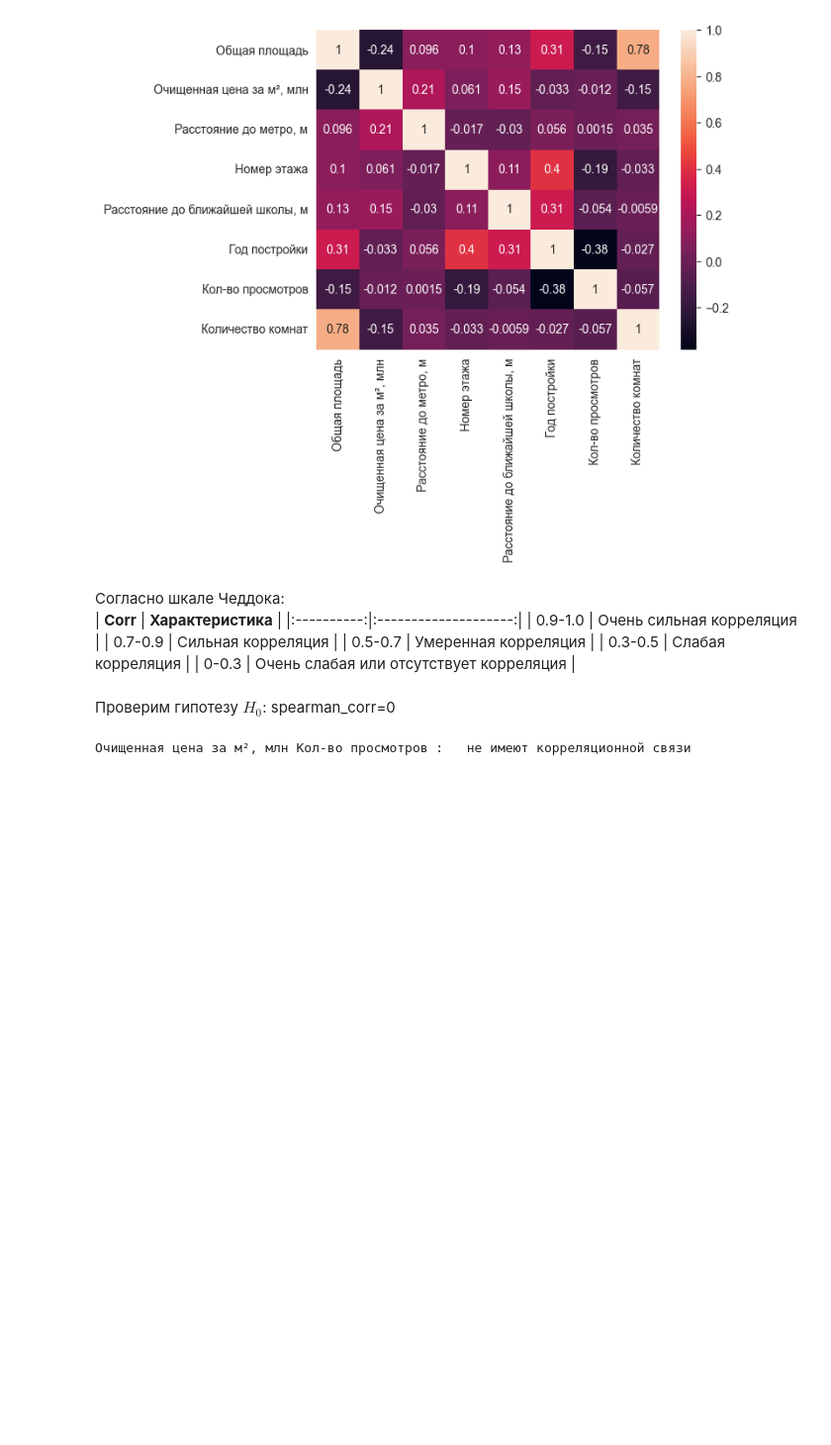
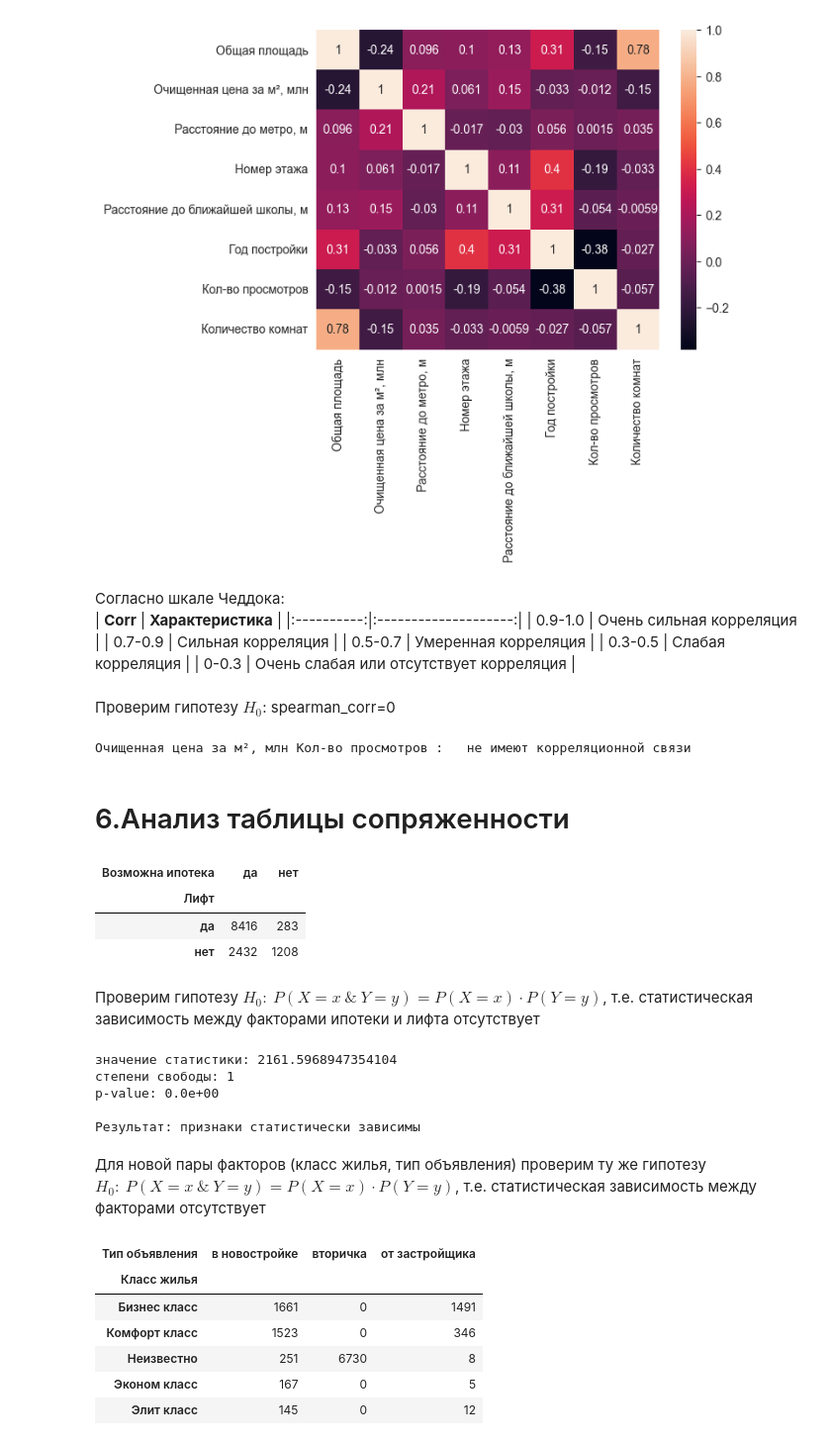
Before and after one commit to Torgovatel/Projects, a Jupyter notebook: DS/moscow-estate-agency-dm/src/main.ipynb, the cells around one changed output. Shown at 99% size. Cells and saved outputs as stored; diff of their text form; code cells hidden in the pictures; blank space fills up the shorter version.

Commit message:
feat(main): block 6 - analysis of contingency tables

```diff
--- a/DS/moscow-estate-agency-dm/src/main.ipynb
+++ b/DS/moscow-estate-agency-dm/src/main.ipynb
@@ -1181,3 +1181,43 @@ for i, col_i in enumerate(col):
             print(col_i, col_j, ':\tне имеют корреляционной связи')
 # %% [output]
 Очищенная цена за м², млн Кол-во просмотров :   не имеют корреляционной связи
+# %% [markdown]
+# 6.Анализ таблицы сопряженности
+# %%
+WD = pd.crosstab(dataset['Лифт'], dataset['Возможна ипотека'])
+WD
+# %% [output]
+| Возможна ипотека | да | нет |
+| Лифт |  |  |
+| да | 8416 | 283 |
+| нет | 2432 | 1208 |
+# %% [markdown]
+Проверим гипотезу $H_0:\ P(X=x\ \&\ Y=y)=P(X=x)\cdot P(Y=y)$, т.е. статистическая зависимость между факторами ипотеки и лифта отсутствует
+# %%
+chi2, p_val, f, expected = scipy.stats.chi2_contingency(WD)
+output = "значение статистики: {}\nстепени свободы: {}\np-value: {:.1e}\n"
+print(output.format(chi2, f, p_val))
+
+if p_val < alpha:
+    print('Результат: признаки статистически зависимы')
+else:
+    print('Результат: признаки статистически независимы')
+# %% [output]
+значение статистики: 2161.5968947354104
+степени свободы: 1
+p-value: 0.0e+00
+
+Результат: признаки статистически зависимы
+# %% [markdown]
+Для новой пары факторов (класс жилья, тип объявления) проверим ту же гипотезу $H_0:\ P(X=x\ \&\ Y=y)=P(X=x)\cdot P(Y=y)$, т.е. статистическая зависимость между факторами отсутствует
+# %%
+WD = pd.crosstab(dataset['Класс жилья'], dataset['Тип объявления'])
+WD
+# %% [output]
+| Тип объявления | в новостройке | вторичка | от застройщика |
+| Класс жилья |  |  |  |
+| Бизнес класс | 1661 | 0 | 1491 |
+| Комфорт класс | 1523 | 0 | 346 |
+| Неизвестно | 251 | 6730 | 8 |
+| Эконом класс | 167 | 0 | 5 |
+| Элит класс | 145 | 0 | 12 |
```
Also changed, not shown: parts of 7 cells of this notebook.
